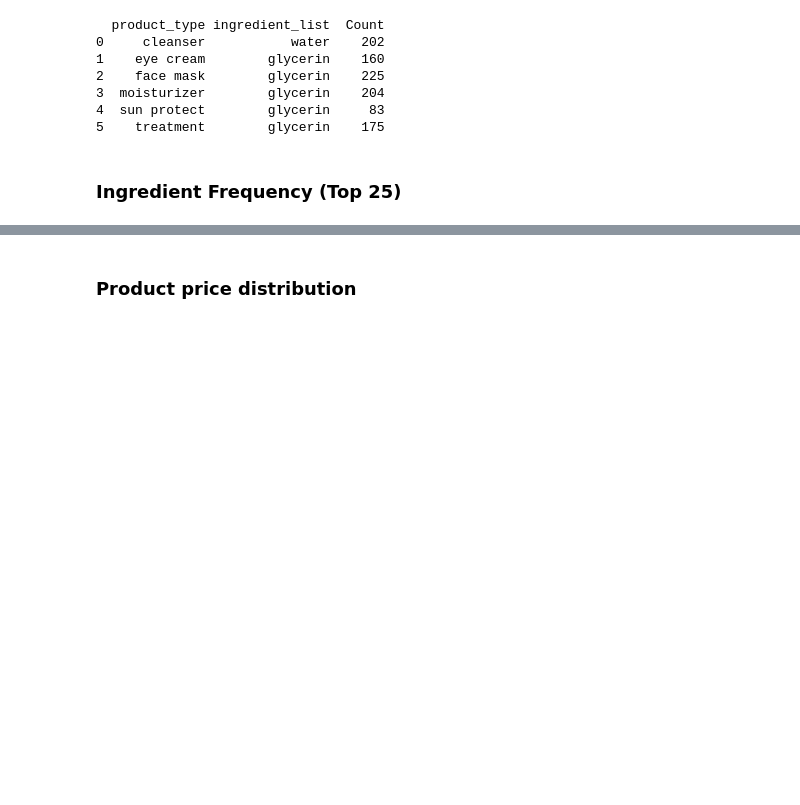
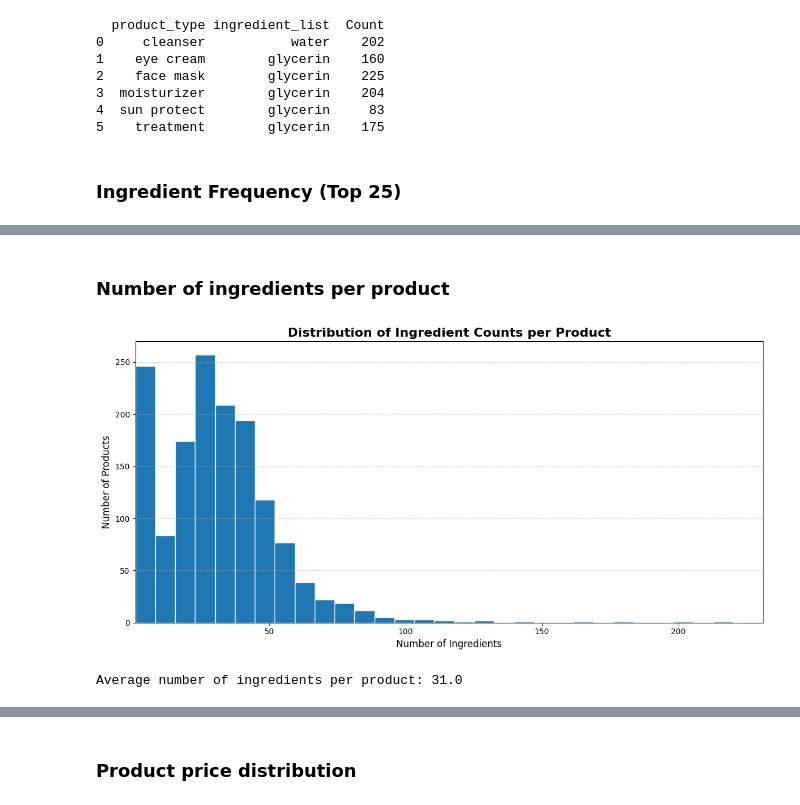
Before and after one commit to angelakberry/beauty_wizard, a Jupyter notebook: working_beauty_wizard.ipynb, the cells around one changed output, grey strips where cells are left out. Cells and saved outputs as stored; diff of their text form; code cells hidden in the pictures; blank space fills up the shorter version.

```diff
--- a/working_beauty_wizard.ipynb
+++ b/working_beauty_wizard.ipynb
@@ -408 +441,33 @@ plt.show()
 * Long-tail distribution of rarely used ingredients
+# %% [markdown]
+### Number of ingredients per product
+# %%
+# Ingredient count distribution (start at 1 ingredient)
+ingredient_counts = cosmetic['num_ingredients'].dropna()
+ingredient_counts = ingredient_counts[ingredient_counts >= 1]
+
+plt.figure(figsize=(12, 6))
+plt.hist(
+    ingredient_counts,
+    bins=30,
+    edgecolor='white'
+)
+
+plt.title('Distribution of Ingredient Counts per Product', fontsize=16, weight='bold')
+plt.xlabel('Number of Ingredients', fontsize=12)
+plt.ylabel('Number of Products', fontsize=12)
+plt.grid(axis='y', linestyle='--', alpha=0.6)
+plt.xlim(left=1)
+plt.tight_layout()
+plt.show()
+# %% [output]
+[figure, added]
+# %%
+avg_ingredients = cosmetic.loc[
+    cosmetic['num_ingredients'] > 0,
+    'num_ingredients'
+].mean()
+
+print(f"Average number of ingredients per product: {avg_ingredients:.1f}")
+# %% [output]
+Average number of ingredients per product: 31.0
```
Also changed, not shown: parts of 17 cells of this notebook, 2 other files.
